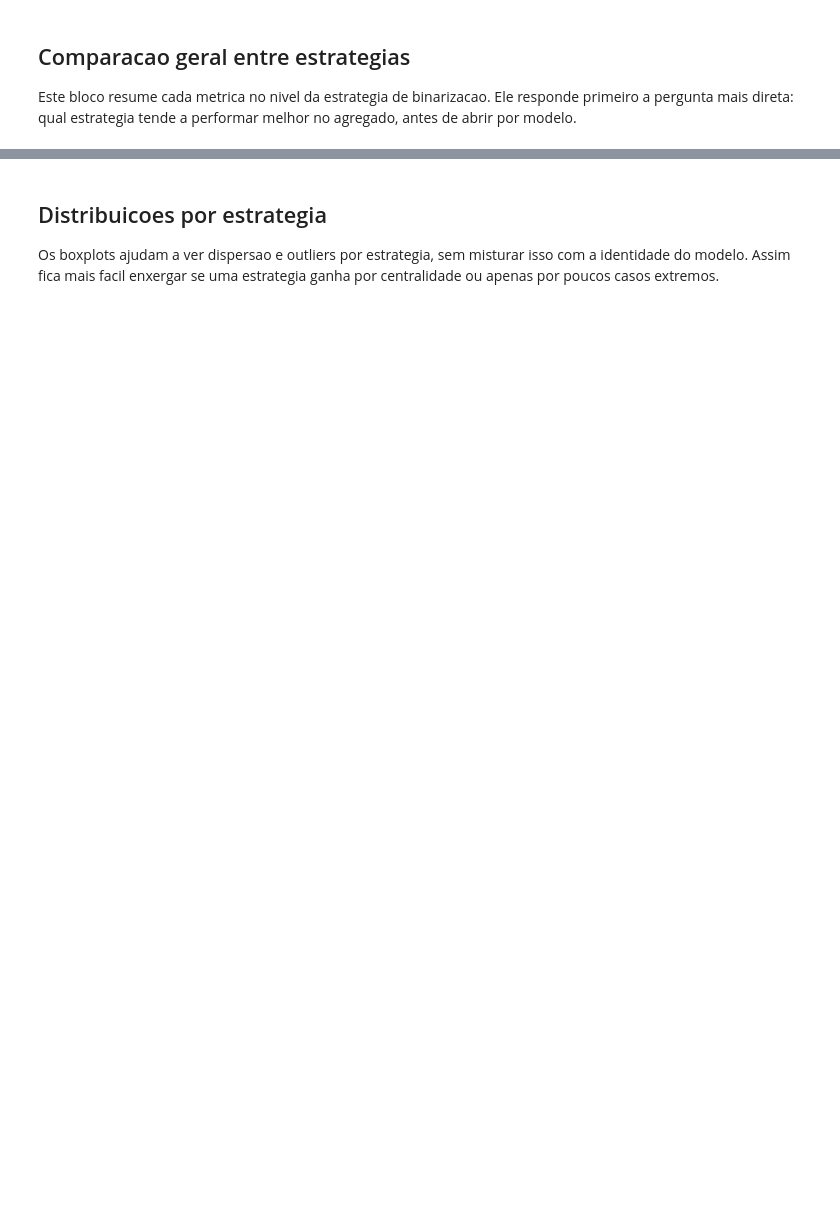
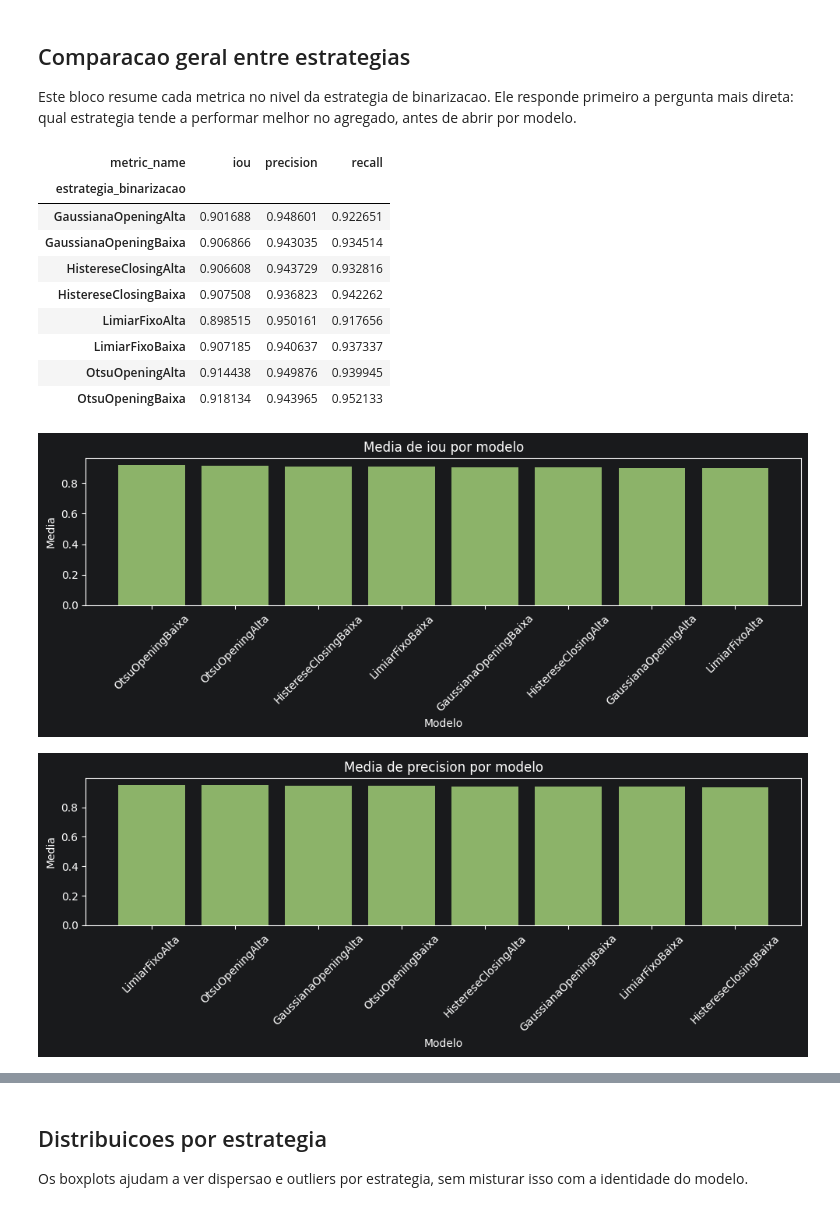
Before and after one commit to Victor-Saraiva-P/Projeto-bufalos, a Jupyter notebook: notebooks/07_visualizacao_segmentacao_binarizada.ipynb, the cells around one changed output, grey strips where cells are left out. Drawn from its saved outputs; the diff is of its cells as text; code cells hidden in the pictures; blank space fills up the shorter version.

```diff
--- a/notebooks/07_visualizacao_segmentacao_binarizada.ipynb
+++ b/notebooks/07_visualizacao_segmentacao_binarizada.ipynb
@@ -76,14 +107,24 @@ Este bloco resume cada metrica no nivel da estrategia de binarizacao. Ele respon
 # %%
 texto_estrategias = 'Este bloco resume cada metrica no nivel da estrategia de binarizacao. Ele responde primeiro a pergunta mais direta: qual estrategia tende a performar melhor no agregado, antes de abrir por modelo.'
 figures_estrategias = []
 
 df_resumo_estrategia_plot = df_resumo_estrategia.rename(columns={'estrategia_binarizacao': 'nome_modelo'})
-
-display(
-    df_resumo_estrategia.pivot(index='estrategia_binarizacao', columns='metric_name', values='mean').sort_index()
-)
+display(df_resumo_estrategia.pivot(index='estrategia_binarizacao', columns='metric_name', values='mean').sort_index())
 
 for metric_name in metric_names:
     fig, _ = plot_metric_bars_by_model(df_resumo_estrategia_plot, metric_name)
     figures_estrategias.append(fig)
     plt.show()
+# %% [output]
+| metric_name | iou | precision | recall |
+| estrategia_binarizacao |  |  |  |
+| GaussianaOpeningAlta | 0.901688 | 0.948601 | 0.922651 |
+| GaussianaOpeningBaixa | 0.906866 | 0.943035 | 0.934514 |
+| HistereseClosingAlta | 0.906608 | 0.943729 | 0.932816 |
+| HistereseClosingBaixa | 0.907508 | 0.936823 | 0.942262 |
+| LimiarFixoAlta | 0.898515 | 0.950161 | 0.917656 |
+| LimiarFixoBaixa | 0.907185 | 0.940637 | 0.937337 |
+| OtsuOpeningAlta | 0.914438 | 0.949876 | 0.939945 |
+| OtsuOpeningBaixa | 0.918134 | 0.943965 | 0.952133 |
+[figure, added]
+[figure, added]
@@ -90,5 +132,5 @@ for metric_name in metric_names:
 # %% [markdown]
 ## Distribuicoes por estrategia
 
-Os boxplots ajudam a ver dispersao e outliers por estrategia, sem misturar isso com a identidade do modelo. Assim fica mais facil enxergar se uma estrategia ganha por centralidade ou apenas por poucos casos extremos.
+Os boxplots ajudam a ver dispersao e outliers por estrategia, sem misturar isso com a identidade do modelo.
 # %%
```
Also changed, not shown: parts of 21 cells of this notebook, 53 other files.
